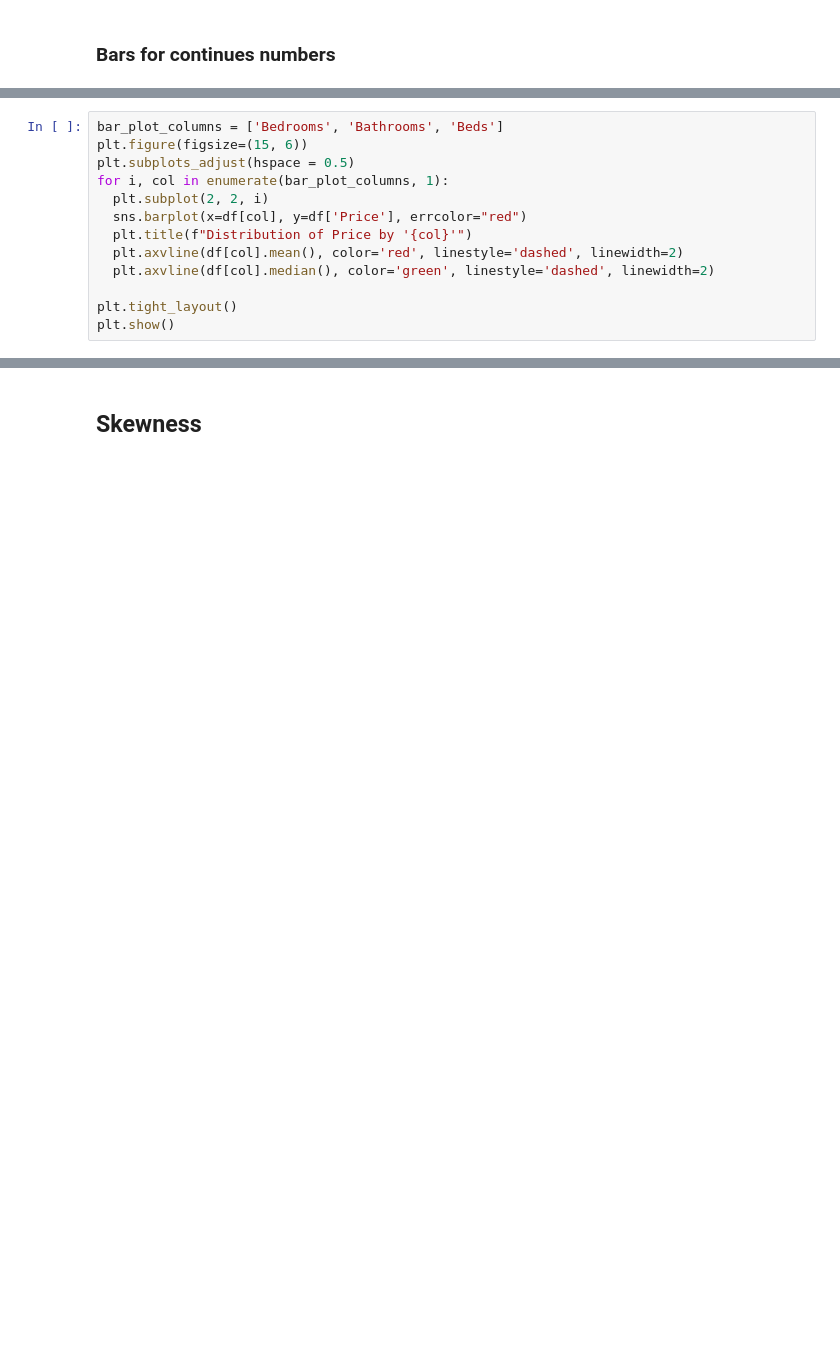
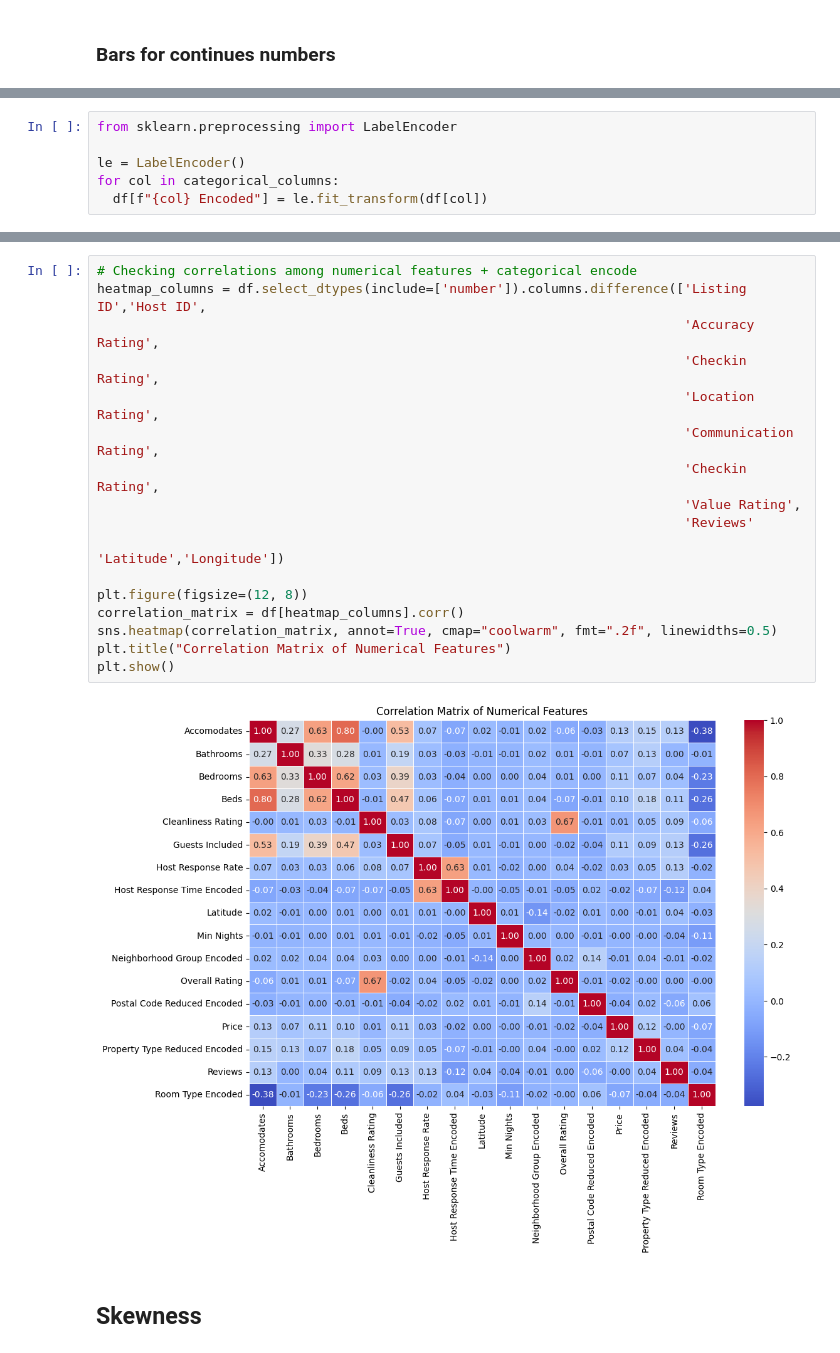
Before and after one commit to hajyhia/School, a Jupyter notebook: Airbnb_Berlin_Price_Predict_EDA.ipynb, the cells around one changed output, grey strips where cells are left out. Drawn from its saved outputs; the diff is of its cells as text; blank space fills up the shorter version.

```diff
--- a/Airbnb_Berlin_Price_Predict_EDA.ipynb
+++ b/Airbnb_Berlin_Price_Predict_EDA.ipynb
@@ -340,13 +502,0 @@ plt.show()
-# %%
-bar_plot_columns = ['Bedrooms', 'Bathrooms', 'Beds']
-plt.figure(figsize=(15, 6))
-plt.subplots_adjust(hspace = 0.5)
-for i, col in enumerate(bar_plot_columns, 1):
-  plt.subplot(2, 2, i)
-  sns.barplot(x=df[col], y=df['Price'], errcolor="red")
-  plt.title(f"Distribution of Price by '{col}'")
-  plt.axvline(df[col].mean(), color='red', linestyle='dashed', linewidth=2)
-  plt.axvline(df[col].median(), color='green', linestyle='dashed', linewidth=2)
-
-plt.tight_layout()
-plt.show()
@@ -352,0 +512,6 @@ plt.show()
+# %%
+from sklearn.preprocessing import LabelEncoder
+
+le = LabelEncoder()
+for col in categorical_columns:
+  df[f"{col} Encoded"] = le.fit_transform(df[col])
@@ -353,2 +538,21 @@ plt.show()
+# %%
+# Checking correlations among numerical features + categorical encode
+heatmap_columns = df.select_dtypes(include=['number']).columns.difference(['Listing ID','Host ID',
+                                                                           'Accuracy Rating',
+                                                                           'Checkin Rating',
+                                                                           'Location Rating',
+                                                                           'Communication Rating',
+                                                                           'Checkin Rating',
+                                                                           'Value Rating',
+                                                                           'Reviews'
+                                                                           'Latitude','Longitude'])
+
+plt.figure(figsize=(12, 8))
+correlation_matrix = df[heatmap_columns].corr()
+sns.heatmap(correlation_matrix, annot=True, cmap="coolwarm", fmt=".2f", linewidths=0.5)
+plt.title("Correlation Matrix of Numerical Features")
+plt.show()
+# %% [output]
+[figure, added]
 # %% [markdown]
 ## Skewness
```
Also changed, not shown: parts of 47 cells of this notebook.
